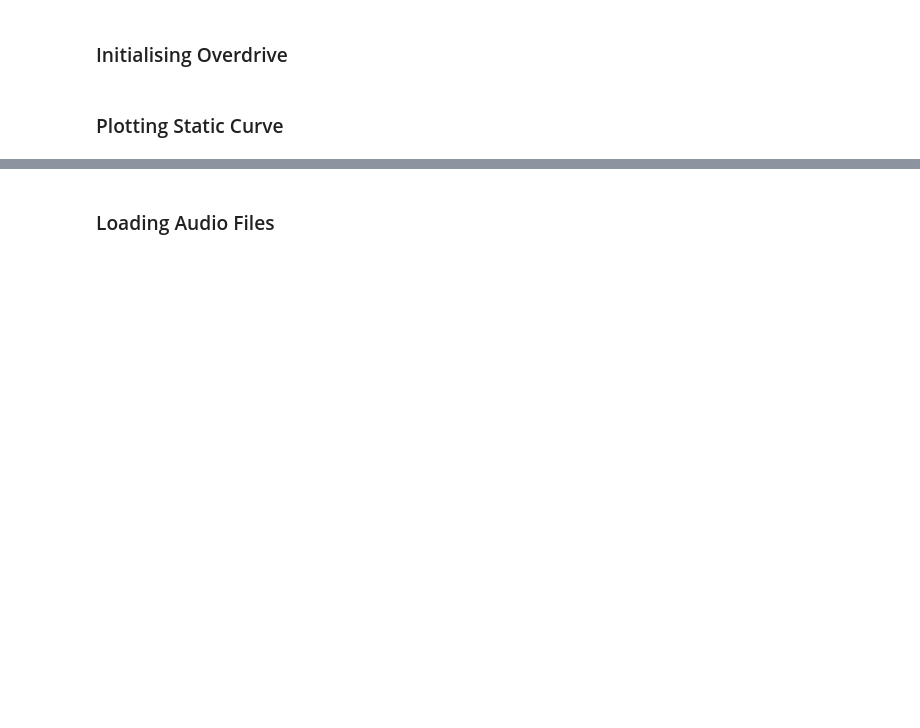
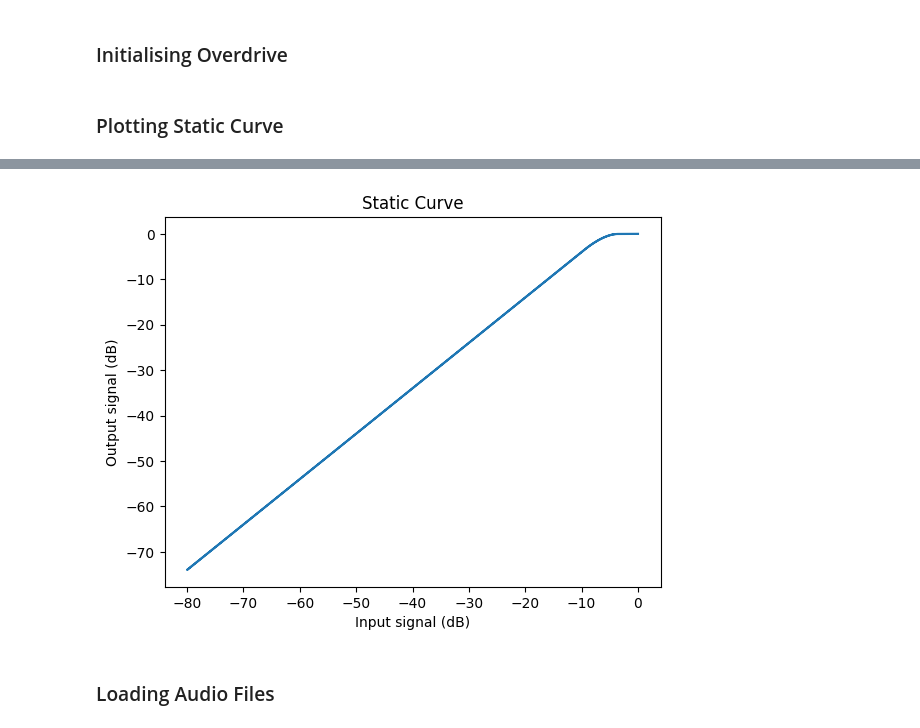
Before and after one commit to JamesBedson/Footprint, a Jupyter notebook: PrototypesDSP/overdrivePrototype.ipynb, the cells around one changed output, grey strips where cells are left out. Cells and saved outputs as stored; diff of their text form; code cells hidden in the pictures; blank space fills up the shorter version.

Commit message:
Overdrive improved

```diff
--- a/PrototypesDSP/overdrivePrototype.ipynb
+++ b/PrototypesDSP/overdrivePrototype.ipynb
@@ -9,7 +9,7 @@ import IPython.display as ipd
 # %%
 overdrive = OPT.Overdrive()
 
-overdrive.thresholdInDB      = (1/3)    # threshold for symmetrical soft clipping
+overdrive.threshold      = (1/3)    # threshold for symmetrical soft clipping
 overdrive.gain       = 6                #dB
 overdrive.tone            = 0.5         #Hz
 overdrive.level     = 0.5               #dB
@@ -22,3 +22,7 @@ AttributeError: 'Overdrive' object has no attribute 'threshold'
+# %%
+overdrive.plotsecondStaticCurve()
+# %% [output]
+[figure, added]
 # %% [markdown]
 ### Loading Audio Files
 # %%
```
Also changed, not shown: parts of 5 cells of this notebook, 1 other file.
